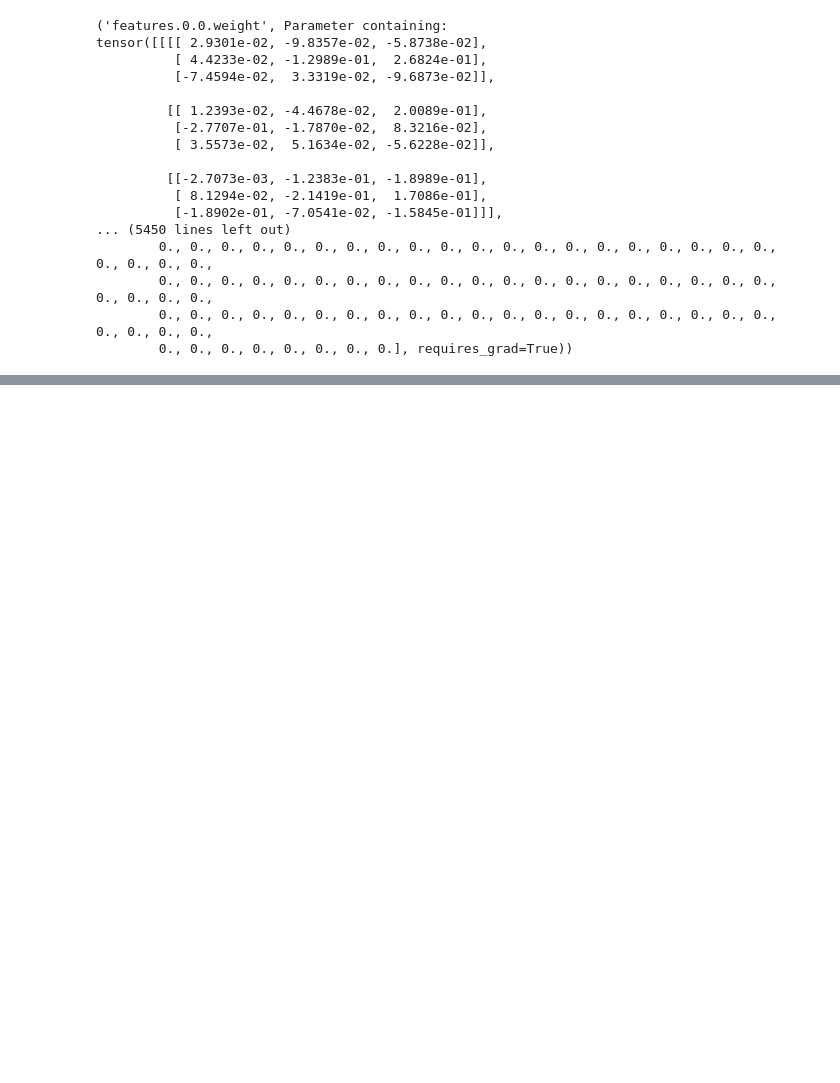
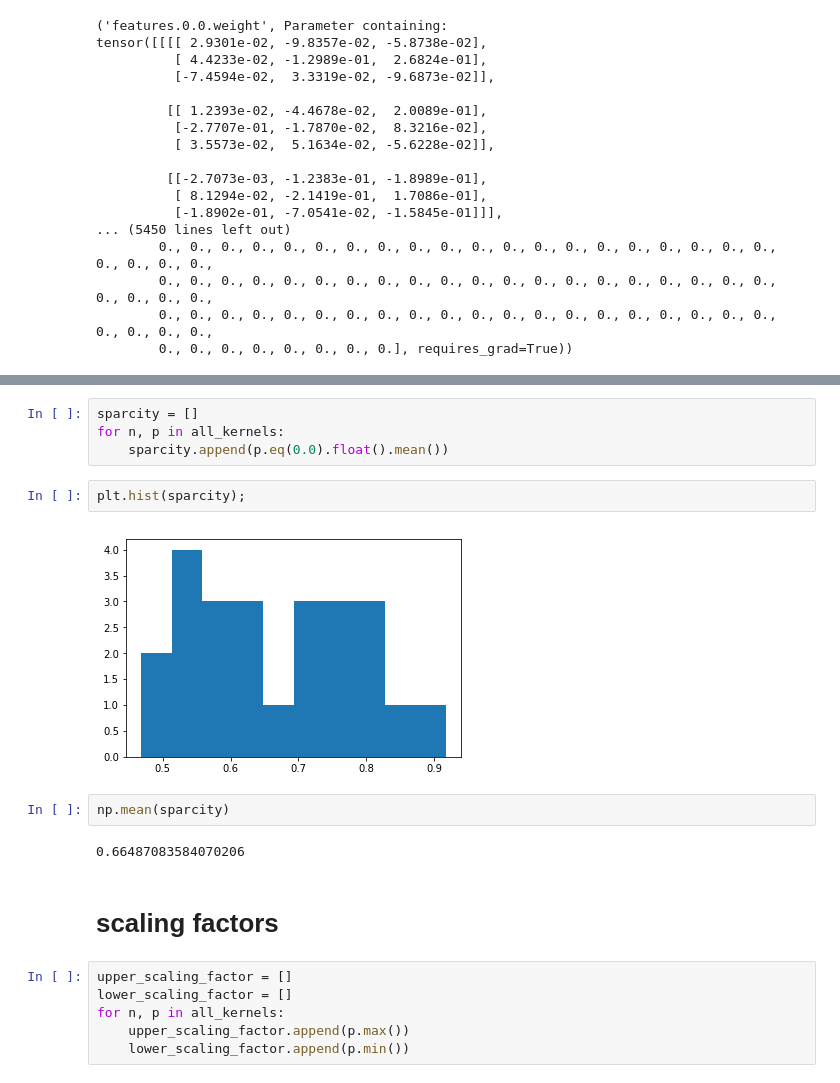
Before and after one commit to dan-fritchman/trained-ternary-quantization, a Jupyter notebook: ttq_mobilenet_v3/test_and_explore.ipynb, the cells around one changed output, grey strips where cells are left out. Cells and saved outputs as stored; diff of their text form; blank space fills up the shorter version.

```diff
--- a/ttq_mobilenet_v3/test_and_explore.ipynb
+++ b/ttq_mobilenet_v3/test_and_explore.ipynb
@@ -78,0 +140,20 @@ tensor([[[[ 2.9301e-02, -9.8357e-02, -5.8738e-02],
+# %%
+sparcity = []
+for n, p in all_kernels:
+    sparcity.append(p.eq(0.0).float().mean())
+# %%
+plt.hist(sparcity);
+# %% [output]
+[figure, added]
+# %%
+np.mean(sparcity)
+# %% [output]
+0.66487083584070206
+# %% [markdown]
+# scaling factors
+# %%
+upper_scaling_factor = []
+lower_scaling_factor = []
+for n, p in all_kernels:
+    upper_scaling_factor.append(p.max())
+    lower_scaling_factor.append(p.min())
```
Also changed, not shown: parts of 31 cells of this notebook.
